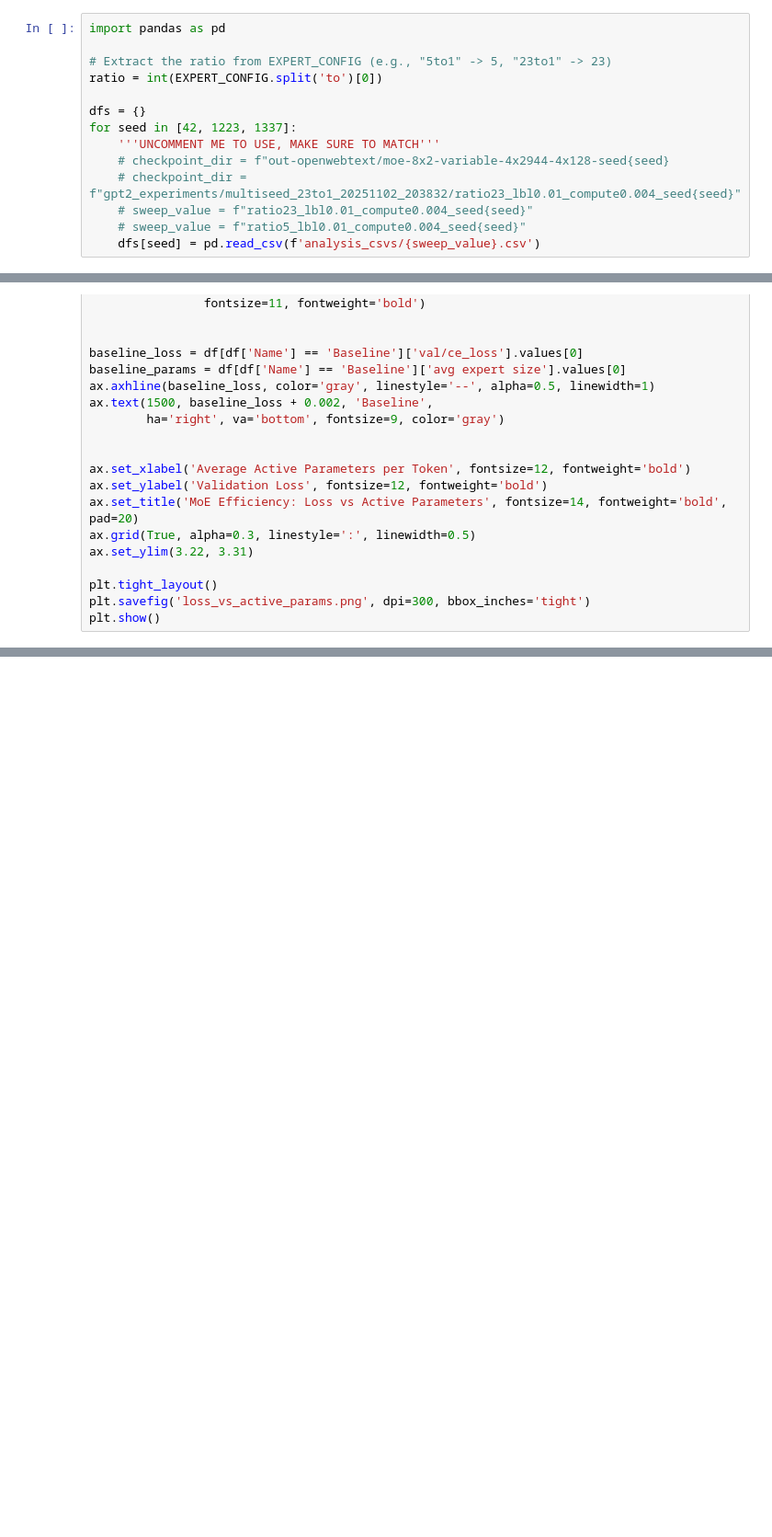
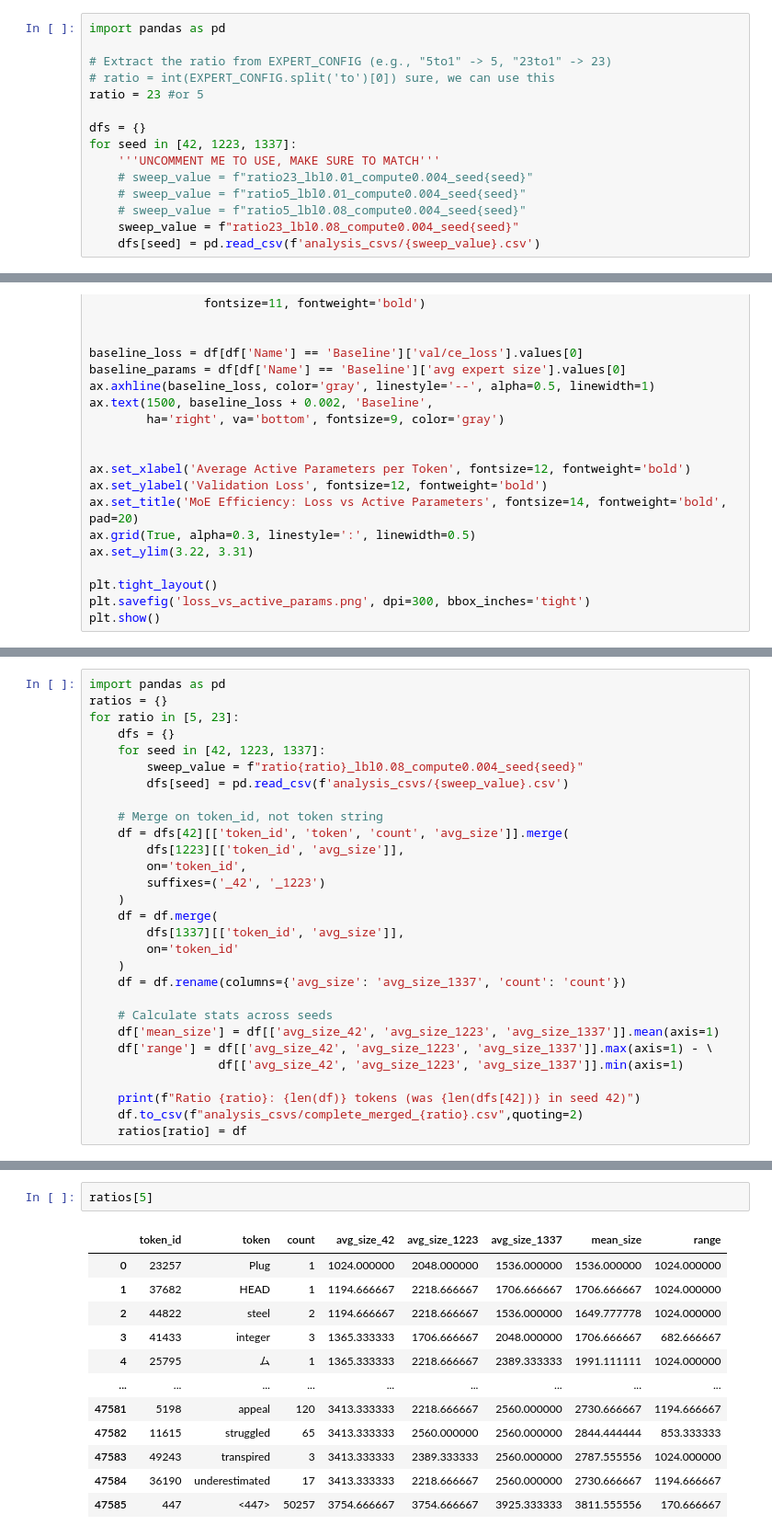
Before and after one commit to hbfreed/nanoMOE, a Jupyter notebook: variable_expert_analysis.ipynb, the cells around one changed output, grey strips where cells are left out. Shown at 92% size. Cells and saved outputs as stored; diff of their text form; blank space fills up the shorter version.

Commit message:
update configs and clean up repo

```diff
--- a/variable_expert_analysis.ipynb
+++ b/variable_expert_analysis.ipynb
@@ -607,15 +598,16 @@ print("="*80)
 import pandas as pd
 
 # Extract the ratio from EXPERT_CONFIG (e.g., "5to1" -> 5, "23to1" -> 23)
-ratio = int(EXPERT_CONFIG.split('to')[0])
+# ratio = int(EXPERT_CONFIG.split('to')[0]) sure, we can use this
+ratio = 23 #or 5
 
 dfs = {}
 for seed in [42, 1223, 1337]:
     '''UNCOMMENT ME TO USE, MAKE SURE TO MATCH'''
-    # checkpoint_dir = f"out-openwebtext/moe-8x2-variable-4x2944-4x128-seed{seed}
-    # checkpoint_dir = f"gpt2_experiments/multiseed_23to1_20251102_203832/ratio23_lbl0.01_compute0.004_seed{seed}"
     # sweep_value = f"ratio23_lbl0.01_compute0.004_seed{seed}"
     # sweep_value = f"ratio5_lbl0.01_compute0.004_seed{seed}"
+    # sweep_value = f"ratio5_lbl0.08_compute0.004_seed{seed}"
+    sweep_value = f"ratio23_lbl0.08_compute0.004_seed{seed}"
     dfs[seed] = pd.read_csv(f'analysis_csvs/{sweep_value}.csv')
 # %%
 import numpy as np
@@ -764,0 +741,29 @@ plt.show()
+# %%
+import pandas as pd
+ratios = {}
+for ratio in [5, 23]:
+    dfs = {}
+    for seed in [42, 1223, 1337]:
+        sweep_value = f"ratio{ratio}_lbl0.08_compute0.004_seed{seed}"
+        dfs[seed] = pd.read_csv(f'analysis_csvs/{sweep_value}.csv')
+
+    # Merge on token_id, not token string
+    df = dfs[42][['token_id', 'token', 'count', 'avg_size']].merge(
+        dfs[1223][['token_id', 'avg_size']],
+        on='token_id',
+        suffixes=('_42', '_1223')
+    )
+    df = df.merge(
+        dfs[1337][['token_id', 'avg_size']],
+        on='token_id'
+    )
+    df = df.rename(columns={'avg_size': 'avg_size_1337', 'count': 'count'})
+
+    # Calculate stats across seeds
+    df['mean_size'] = df[['avg_size_42', 'avg_size_1223', 'avg_size_1337']].mean(axis=1)
+    df['range'] = df[['avg_size_42', 'avg_size_1223', 'avg_size_1337']].max(axis=1) - \
+                  df[['avg_size_42', 'avg_size_1223', 'avg_size_1337']].min(axis=1)
+
+    print(f"Ratio {ratio}: {len(df)} tokens (was {len(dfs[42])} in seed 42)")
+    df.to_csv(f"analysis_csvs/complete_merged_{ratio}.csv",quoting=2)
+    ratios[ratio] = df
@@ -764,0 +773,15 @@ plt.show()
+# %%
+ratios[5]
+# %% [output]
+|  | token_id | token | count | avg_size_42 | avg_size_1223 | avg_size_1337 | mean_size | range |
+| 0 | 23257 | Plug | 1 | 1024.000000 | 2048.000000 | 1536.000000 | 1536.000000 | 1024.000000 |
+| 1 | 37682 | HEAD | 1 | 1194.666667 | 2218.666667 | 1706.666667 | 1706.666667 | 1024.000000 |
+| 2 | 44822 | steel | 2 | 1194.666667 | 2218.666667 | 1536.000000 | 1649.777778 | 1024.000000 |
+| 3 | 41433 | integer | 3 | 1365.333333 | 1706.666667 | 2048.000000 | 1706.666667 | 682.666667 |
+| 4 | 25795 | ム | 1 | 1365.333333 | 2218.666667 | 2389.333333 | 1991.111111 | 1024.000000 |
+| ... | ... | ... | ... | ... | ... | ... | ... | ... |
+| 47581 | 5198 | appeal | 120 | 3413.333333 | 2218.666667 | 2560.000000 | 2730.666667 | 1194.666667 |
+| 47582 | 11615 | struggled | 65 | 3413.333333 | 2560.000000 | 2560.000000 | 2844.444444 | 853.333333 |
+| 47583 | 49243 | transpired | 3 | 3413.333333 | 2389.333333 | 2560.000000 | 2787.555556 | 1024.000000 |
+| 47584 | 36190 | underestimated | 17 | 3413.333333 | 2218.666667 | 2560.000000 | 2730.666667 | 1194.666667 |
+| 47585 | 447 | <447> | 50257 | 3754.666667 | 3754.666667 | 3925.333333 | 3811.555556 | 170.666667 |
```
Also changed, not shown: parts of 15 cells of this notebook, 32 other files.
